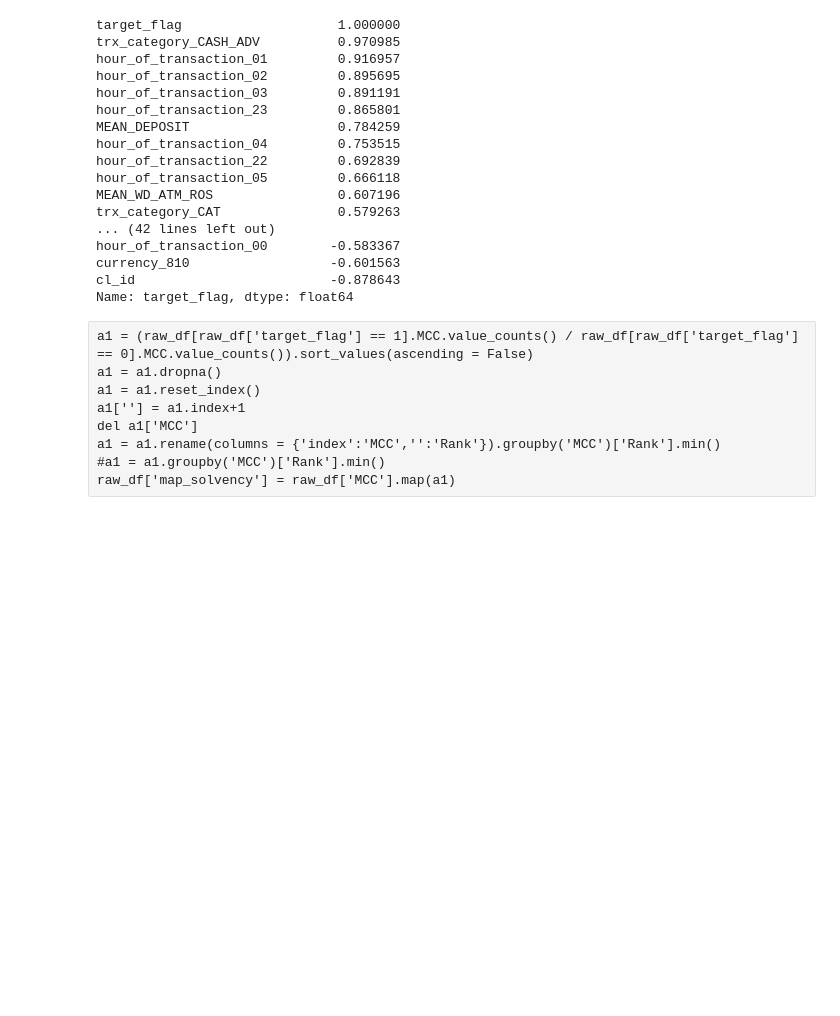
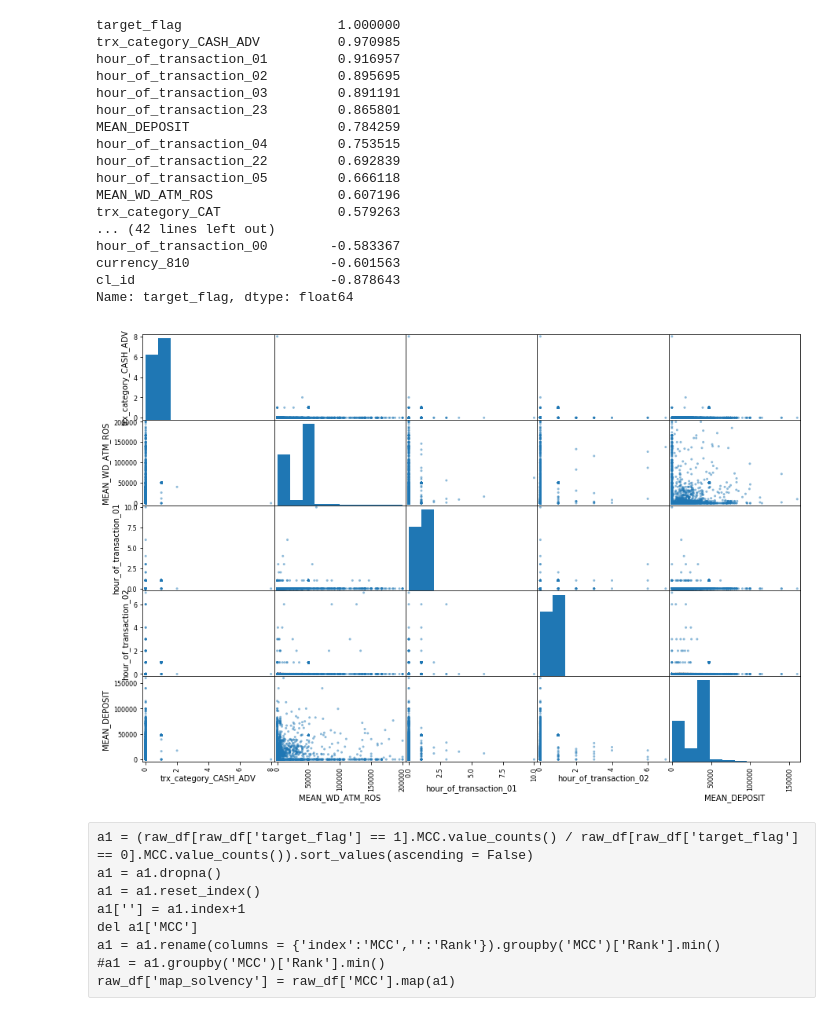
Before and after one commit to AleksandrKosolapov/Python, a Jupyter notebook: ml1.ipynb, the cells around one changed output. Drawn from its saved outputs; the diff is of its cells as text; code cells hidden in the pictures; blank space fills up the shorter version.

```diff
--- a/ml1.ipynb
+++ b/ml1.ipynb
@@ -149,6 +149,13 @@ hour_of_transaction_00        -0.583367
 currency_810                  -0.601563
 cl_id                         -0.878643
 Name: target_flag, dtype: float64
+# %%
+from pandas.plotting import scatter_matrix
+
+attributes = ["trx_category_CASH_ADV", "MEAN_WD_ATM_ROS", "hour_of_transaction_01", "hour_of_transaction_02", "MEAN_DEPOSIT"]
+_ = scatter_matrix(df[attributes], figsize=(15, 10))
+# %% [output]
+[figure, added]
 # %% [raw]
 a1 = (raw_df[raw_df['target_flag'] == 1].MCC.value_counts() / raw_df[raw_df['target_flag'] == 0].MCC.value_counts()).sort_values(ascending = False)
 a1 = a1.dropna()
```
Also changed, not shown: parts of 8 cells of this notebook.
